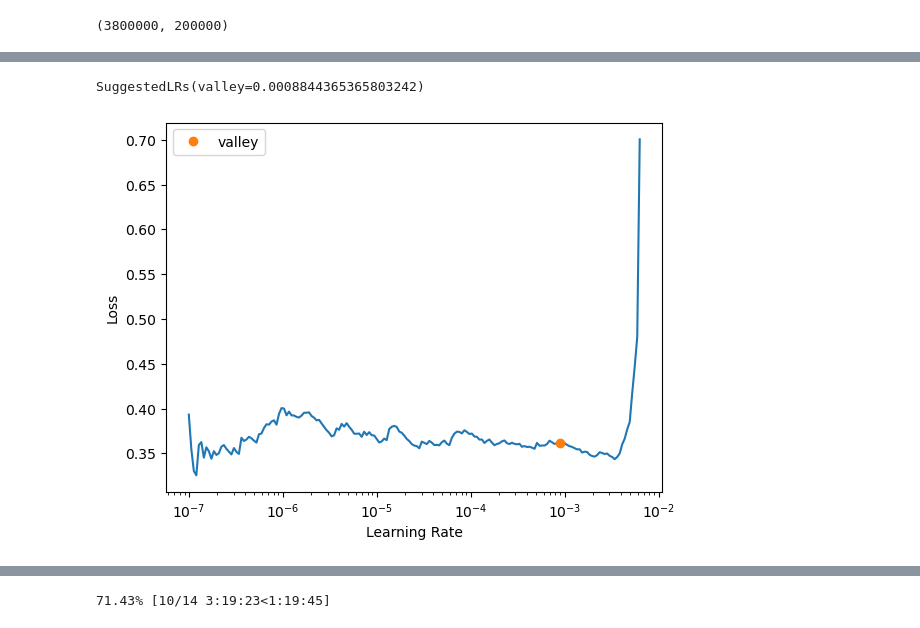
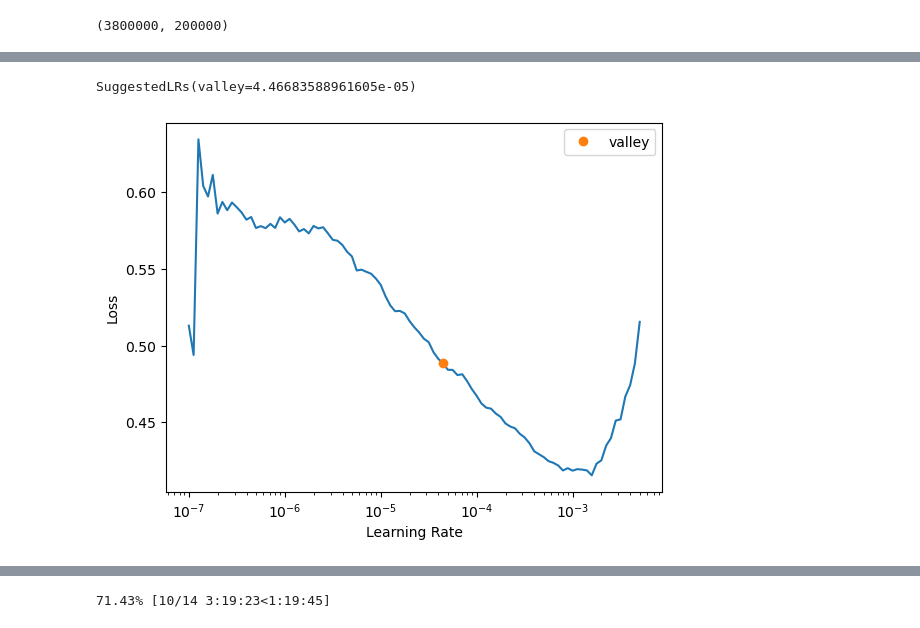
Before and after one commit to leroybird/LEAP-ClimSim, a Jupyter notebook: train.ipynb, the cells around one changed output, grey strips where cells are left out. Saved outputs shown, nothing was run; the diff lists cells and outputs as text; code cells hidden in the pictures.

```diff
--- a/train.ipynb
+++ b/train.ipynb
@@ -228,7 +231,8 @@ valid_loader = fv.DataLoader(val_ds, batch_size=bs, drop_last=True,
 #net = torch.compile(net)
 dls = fv.DataLoaders(train_loader, valid_loader).to('cuda')
 # %%
-net = Net(NUM_2D_FEAT, NUM_VERT_FEAT, NUM_2D_FEAT_Y, NUM_VERT_FEAT_Y, dim=1024, depth=12)
+net = NetMLP(NUM_2D_FEAT, NUM_VERT_FEAT, NUM_2D_FEAT_Y, NUM_VERT_FEAT_Y, #frac_idxs=None,
+          dim=2048, depth=10)
 #net(batch[0])
 # %%
 net = torch.compile(net)
@@ -237,4 +241,4 @@ def l1_loss(pred, tar):
     diff = torch.abs(tar - pred)
     return diff.mean()
 # %%
-#s_total = np.sum((y_val - y_val.mean(axis=0, keepdims=1))**2)
+s_total = np.mean((y_val - y_val.mean())**2)
@@ -250,17 +258,17 @@ def r_squared(pred, tar, mask=None):
     # pred = norm_y.denorm(pred.detach().cpu().numpy())
     #pred = pred*weights[None, :]
     #tar = tar*weights[None, :]
-    mask = ~norm_y.zero_mask
-    if mask is not None:
-        tar = tar[:, mask]
-        pred = pred[:, mask]
+    # mask = ~norm_y.zero_mask
+    # if mask is not None:
+    #     tar = tar[:, mask]
+    #     pred = pred[:, mask]
     #tar_m = norm_y.means[:, mask]
-    return 1 - (torch.sum((tar - pred)**2) / torch.sum((tar - tar.mean())**2))
+    return 1 - (torch.mean((tar - pred)**2) / s_total)
 # %%
 #net.load_state_dict(temp_data['model'])#.keys()
 # %%
-learn = fv.Learner(dls, net, loss_func=nn.HuberLoss(delta=5.0), metrics=[fv.mae, fv.mse, r_squared], #nn.HuberLoss(delta=2.0)
-                   wd=0.001, opt_func=fv.ranger, cbs=[fv.SaveModelCallback(monitor='r_squared', comp=np.greater,)]).to_fp16()#.load('unet_v1')
+learn = fv.Learner(dls, net, loss_func=nn.HuberLoss(delta=10.0), metrics=[fv.mae, fv.mse, r_squared], #nn.HuberLoss(delta=2.0)
+                   wd=0.001, opt_func=fv.ranger, cbs=[fv.SaveModelCallback(monitor='mse'), fv.GradientClip()]).to_fp16()#.load('model_temp') #fv.SaveModelCallback(monitor='r_squared', comp=np.greater,)
 # %%
 learn.summary()
 # %% [output]
@@ -305,6 +293,6 @@ Rearrange
 # %%
-learn.lr_find(num_it=300)
+learn.lr_find(num_it=100, end_lr=1e-2)
 # %% [output]
 [interactive output not drawn]
-SuggestedLRs(valley=0.0008844365365803242)
+SuggestedLRs(valley=4.46683588961605e-05)
-[figure, old version]
+[figure, new version]
```
Also changed, not shown: parts of 34 cells of this notebook, 2 other files.
